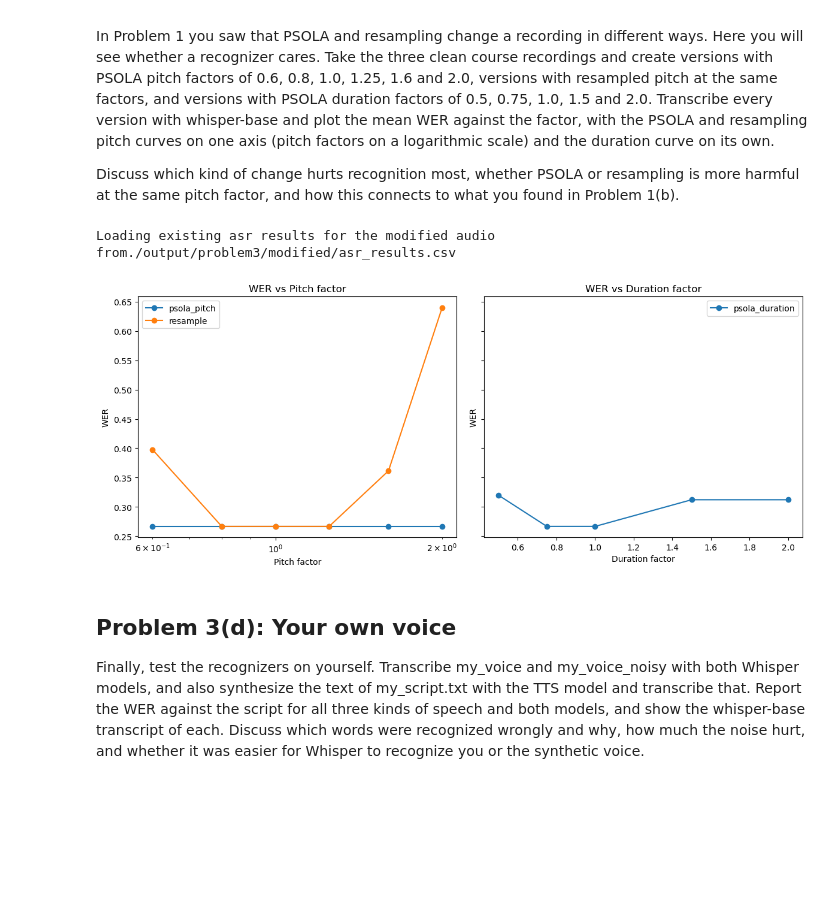
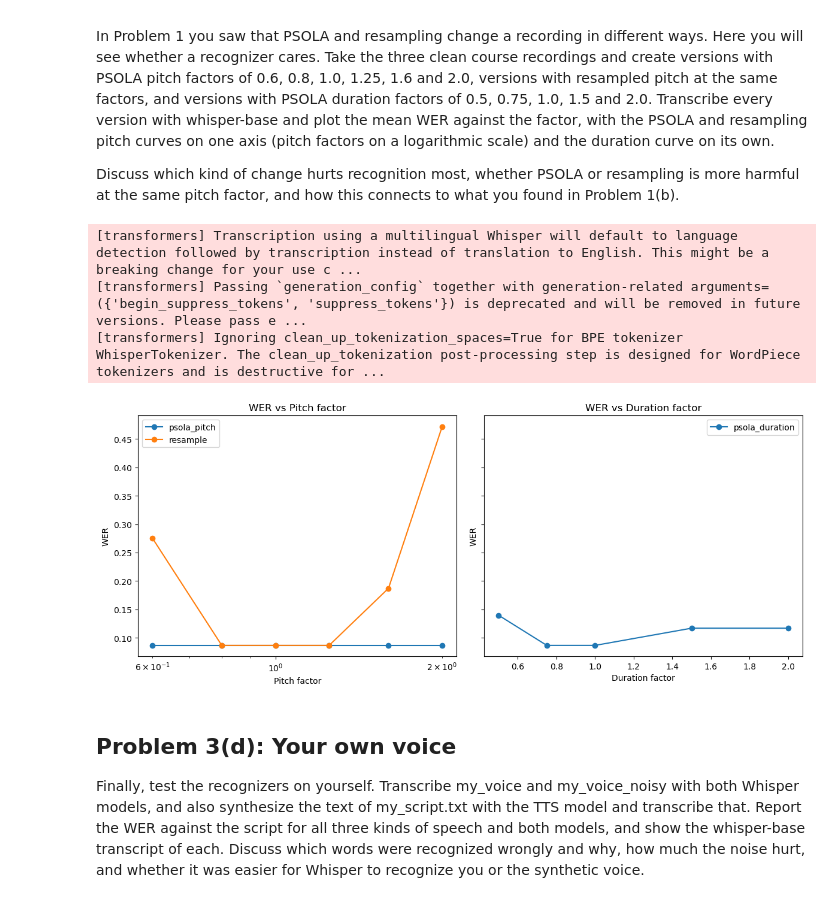
Before and after one commit to Morris88826/CSCE630_Speech_Processing, a Jupyter notebook: hw2/problem3.ipynb, the cells around one changed output. Cells and saved outputs as stored; diff of their text form; code cells hidden in the pictures; blank space fills up the shorter version.

Commit message:
finish problem 3

```diff
--- a/hw2/problem3.ipynb
+++ b/hw2/problem3.ipynb
@@ -28,12 +31,24 @@ synthesized_output_dir = './output/problem3/synthesized'
 os.makedirs(synthesized_output_dir, exist_ok=True)
 
 torch.manual_seed(42)
+stats = []
 with torch.no_grad():
     for _, row in sentences_df.iterrows():
         output_path = os.path.join(synthesized_output_dir, f"sentence_{row['id']}.wav")
-        if os.path.exists(output_path):
-            continue
+        # if os.path.exists(output_path):
+        #     continue
         text = row['text']
         ids = tok(text, return_tensors="pt")
+        start_time = time.time()
         synthesized_audio = tts_model(**ids).waveform[0]
+        end_time = time.time()
+        elapsed_time = end_time - start_time
         scipy.io.wavfile.write(output_path, tts_model.config.sampling_rate, synthesized_audio.detach().numpy())
+        stats.append({
+            'id': row['id'],
+            'audio_duration': synthesized_audio.shape[0] / tts_model.config.sampling_rate,
+            'elapsed_time': elapsed_time,
+            'text': tok.decode(ids['input_ids'][0])
+        })
+stats_df = pd.DataFrame(stats)
+stats_df['rtf'] = stats_df['elapsed_time'] / stats_df['audio_duration']
@@ -124,6 +152,12 @@ for my_voice_type in ["my_voice", "my_voice_noisy"]:
         "sentence_type": ""
     })
 gt_transcripts_df = pd.DataFrame(gt_transcripts_df)
+# %%
+def normalize_text(text):
+    text = text.lower()
+    text = text.translate(str.maketrans('', '', string.punctuation))
+    text = re.sub(r'\s+', ' ', text).strip()
+    return text
 # %%
 wer_results = []
 for _, row in transcripts_df.iterrows():
@@ -131,14 +165,15 @@ for _, row in transcripts_df.iterrows():
     if gt_row.empty:
         raise ValueError("No ground truth found for file: {}".format(row["file"]))
 
-    gt_transcript = gt_row.iloc[0]["transcript"]
+    gt_transcript = normalize_text(gt_row.iloc[0]["transcript"])
+    pred_transcript = normalize_text(row["transcript"])
     wer_results.append({
         'model': row['model_type'],
         'file': row['file'],
-        'wer': jiwer.wer(gt_transcript, row["transcript"]),
+        'wer': jiwer.wer(gt_transcript, pred_transcript),
         'audio_type': 'synthesized' if 'sentence' in row['file'] else ("noisy" if 'noisy' in row['file'] else "clean"),
         'sentence_type': gt_row.iloc[0]["sentence_type"],
-        'predicted_transcript': row["transcript"],
+        'predicted_transcript': pred_transcript,
         'gt_transcript': gt_transcript
     })
 wer_results = pd.DataFrame(wer_results)
@@ -310,38 +339,44 @@ else:
         gt_transcript = row["gt_transcript"]
         pred_transcript = transcribe_audio(audio_path, processor, asr_model)
         modified_audio_df.loc[index, 'pred_transcript'] = pred_transcript
-        wer = jiwer.wer(gt_transcript, pred_transcript)
+        wer = jiwer.wer(normalize_text(gt_transcript), normalize_text(pred_transcript))
 
         modified_audio_df.loc[index, 'pred_transcript'] = pred_transcript
         modified_audio_df.loc[index, 'wer'] = wer
 
     modified_audio_df.to_csv(modified_audio_df_csv_path, index=False)
 # %% [output]
-Loading existing asr results for the modified audio from./output/problem3/modified/asr_results.csv
+[transformers] Transcription using a multilingual Whisper will default to language detection followed by transcription instead of translation to English. This might be a breaking change for your use c ...
+[transformers] Passing `generation_config` together with generation-related arguments=({'begin_suppress_tokens', 'suppress_tokens'}) is deprecated and will be removed in future versions. Please pass e ...
+[transformers] Ignoring clean_up_tokenization_spaces=True for BPE tokenizer WhisperTokenizer. The clean_up_tokenization post-processing step is designed for WordPiece tokenizers and is destructive for ...
 # %%
 fig, ax = plt.subplots(1, 2, figsize=(12, 5), sharey=True)
 for effect in modified_audio_df['effect'].unique():
     plot_ax = ax[1] if 'duration' in effect else ax[0]
 
     effect_data = modified_audio_df[modified_audio_df['effect'] == effect]
     effect_data = effect_data.groupby('factor').agg(wer=('wer', 'mean'))
 
     plot_ax.plot(effect_data.index, effect_data['wer'], marker='o', label=effect)
     if 'duration' in effect:
         plot_ax.set_title('WER vs Duration factor')
         plot_ax.set_xlabel('Duration factor')
     else:
         plot_ax.set_title('WER vs Pitch factor')
         plot_ax.set_xlabel('Pitch factor')
         plot_ax.set_xscale('log')
 
 
     plot_ax.set_ylabel('WER')
     plot_ax.legend()
 
+figures_dir = "./output/problem3/figures"
+os.makedirs(figures_dir, exist_ok=True)
+plt.savefig(os.path.join(figures_dir, "wer_vs_factors.pdf"))
 plt.tight_layout()
+plt.show()
 # %% [output]
-[figure, old version]
+[figure, new version]
 # %% [markdown]
 ## Problem 3(d): Your own voice
 
```
Also changed, not shown: parts of 9 cells of this notebook, 3 other files.
